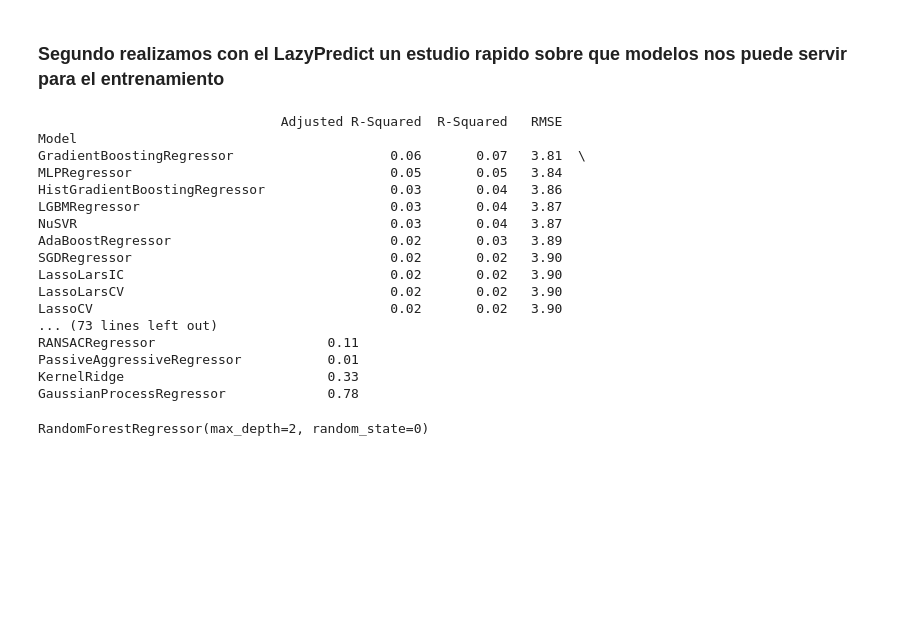
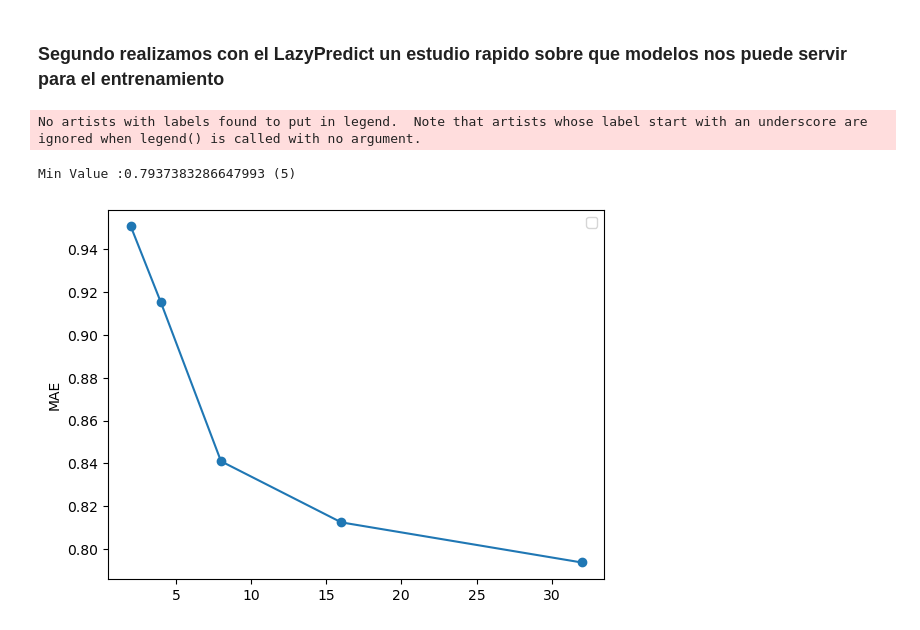
Before and after one commit to pablopuch/sagulpa_final, a Jupyter notebook: sagulpa.ipynb, the cells around one changed output. Cells and saved outputs as stored; diff of their text form; code cells hidden in the pictures; blank space fills up the shorter version.

Commit message:
train-2

```diff
--- a/sagulpa.ipynb
+++ b/sagulpa.ipynb
@@ -226,43 +206,53 @@ X = df_final.drop(['catch_for_day'], axis=1)
 Y = df_final['catch_for_day']
 
 # División de los datos en conjuntos de entrenamiento y prueba
-x_train, x_test, y_train, y_test = train_test_split(X, Y, test_size=0.3, random_state=0)
+x_train, x_test, y_train, y_test = train_test_split(X, Y, test_size=0.50, random_state=0)
 # %% [markdown]
 ### Segundo realizamos con el LazyPredict un estudio rapido sobre que modelos nos puede servir para el entrenamiento
 # %%
-# Estandarización de características numéricas
-scaler = StandardScaler().fit(x_train)
-x_train = scaler.transform(x_train)
-x_test = scaler.transform(x_test)
+# # Estandarización de características numéricas
+# scaler = StandardScaler().fit(x_train)
+# x_train = scaler.transform(x_train)
+# x_test = scaler.transform(x_test)
 
-# Inicialización de LazyRegressor
-reg = LazyRegressor(verbose=0, ignore_warnings=False, custom_metric=None)
+# # Inicialización de LazyRegressor
+# reg = LazyRegressor(verbose=0, ignore_warnings=False, custom_metric=None)
 
-# Entrenamiento y evaluación de los modelos
-models, predictions = reg.fit(x_train, x_test, y_train, y_test)
+# # Entrenamiento y evaluación de los modelos
+# models, predictions = reg.fit(x_train, x_test, y_train, y_test)
 
-# Imprimir los modelos
-print(models)
+# # Imprimir los modelos
+# models
-# %% [output]
-                               Adjusted R-Squared  R-Squared   RMSE
-Model
-GradientBoostingRegressor                    0.06       0.07   3.81  \
-MLPRegressor                                 0.05       0.05   3.84
-HistGradientBoostingRegressor                0.03       0.04   3.86
-LGBMRegressor                                0.03       0.04   3.87
-NuSVR                                        0.03       0.04   3.87
-AdaBoostRegressor                            0.02       0.03   3.89
-SGDRegressor                                 0.02       0.02   3.90
-LassoLarsIC                                  0.02       0.02   3.90
-LassoLarsCV                                  0.02       0.02   3.90
-LassoCV                                      0.02       0.02   3.90
-... (73 lines left out)
-RANSACRegressor                      0.11
-PassiveAggressiveRegressor           0.01
-KernelRidge                          0.33
-GaussianProcessRegressor             0.78
-# %%
-regr = RandomForestRegressor(max_depth=2, random_state=0)
-regr.fit(x_train, y_train)
-# %% [output]
-RandomForestRegressor(max_depth=2, random_state=0)
+# %%
+l_estimators = [2, 4, 8, 16, 32]
+
+cv = TimeSeriesSplit(n_splits = 10)
+x_train.reset_index(drop=True,inplace=True)
+
+total_scores = []
+for estimators in l_estimators:
+    fold_accuracy = []
+    regressor = RandomForestRegressor(n_estimators= estimators, criterion='absolute_error', random_state=0)
+    # verificar cada uno de los modelos con validación cruzada.
+    for train_fold, test_fold in cv.split(x_train):
+      # División train test aleatoria
+      f_train = x_train.loc[train_fold]
+      f_test = x_train.loc[test_fold]
+      # entrenamiento y ejecución del modelo
+      regressor.fit(x_train, y_train)
+      Y_Pred = regressor.predict(x_test)
+      # evaluación del modelo
+      mae = mean_absolute_error(y_test,Y_Pred)
+      fold_accuracy.append(mae)
+    total_scores.append(sum(fold_accuracy)/len(fold_accuracy))
+
+plt.plot(l_estimators, total_scores, marker='o')
+print ('Min Value :' +  str(min(total_scores)) +" (" + str(np.argmin(total_scores) + 1) + ")")
+plt.ylabel('MAE')
+
+plt.legend()
+plt.show()
+# %% [output]
+No artists with labels found to put in legend.  Note that artists whose label start with an underscore are ignored when legend() is called with no argument.
+Min Value :0.7937383286647993 (5)
+[figure, added]
```
Also changed, not shown: parts of 10 cells of this notebook, 3 other files.
